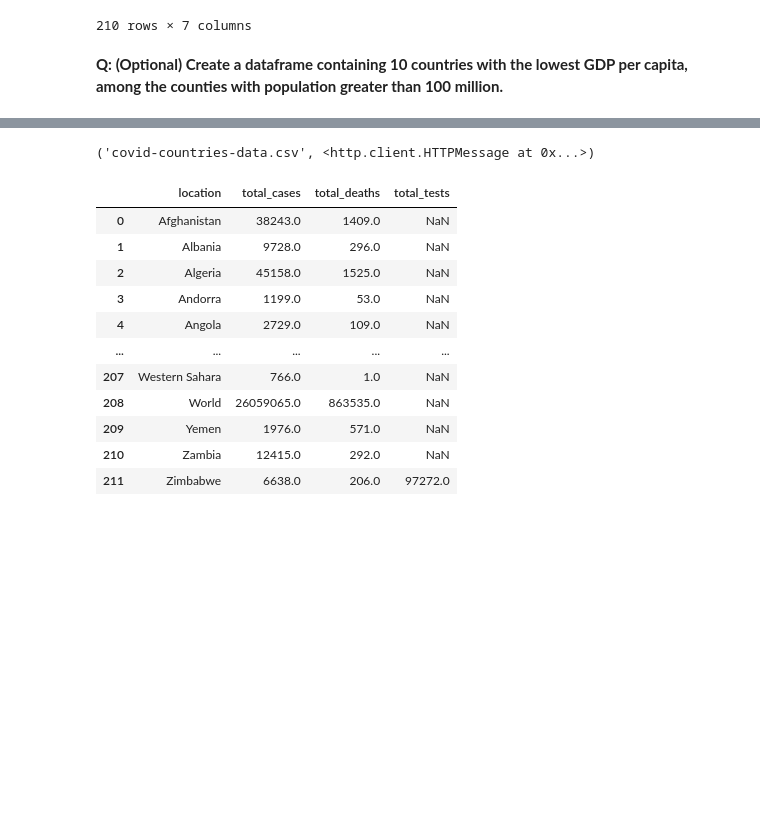
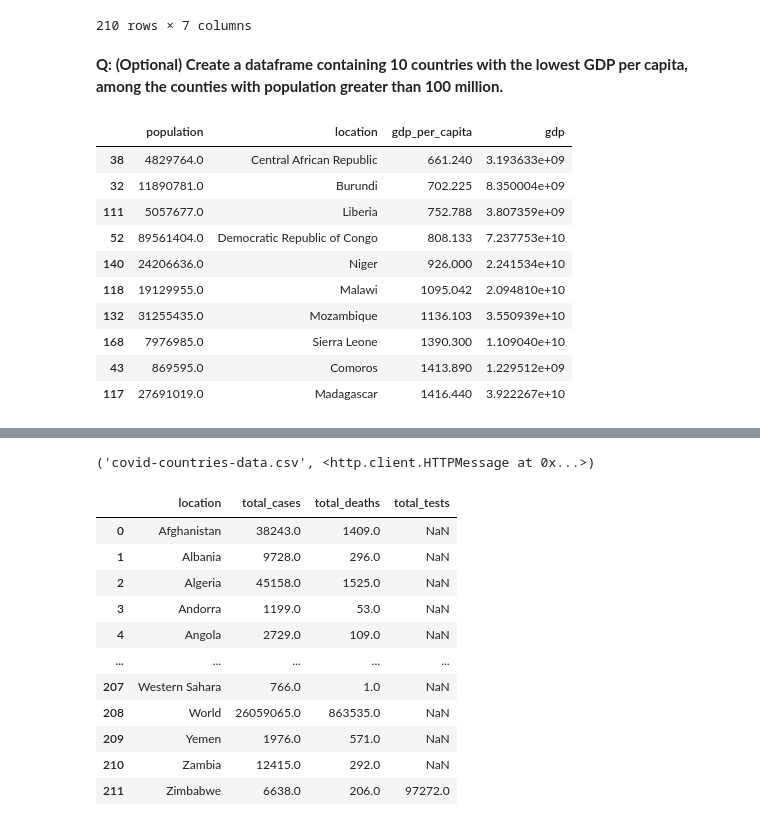
Before and after one commit to chetaspahuja/Data-Analysis-with-Python-Zero-to-Pandas, a Jupyter notebook: Assignment-03.ipynb, the cells around one changed output, grey strips where cells are left out. Saved outputs shown, nothing was run; the diff lists cells and outputs as text; code cells hidden in the pictures; blank space fills up the shorter version.

```diff
--- a/Assignment-03.ipynb
+++ b/Assignment-03.ipynb
@@ -121,5 +120,20 @@ countries_df
 210 rows × 7 columns
 # %% [markdown]
 **Q: (Optional) Create a dataframe containing 10 countries with the lowest GDP per capita, among the counties with population greater than 100 million.**
+# %%
+countries_lowest_gdp = countries_df[['population', 'location', 'gdp_per_capita', 'gdp']].sort_values(by=['population'], ascending=True)
 # %%
-gdp_df = countries_df[countries_df.population > 1e8].sort_values('gdp_per_capita', ascending=True).head(10)
+countries_lowest_gdp = countries_lowest_gdp.sort_values(['gdp_per_capita'], ascending=True)
+countries_lowest_gdp.head(10)
+# %% [output]
+|  | population | location | gdp_per_capita | gdp |
+| 38 | 4829764.0 | Central African Republic | 661.240 | 3.193633e+09 |
+| 32 | 11890781.0 | Burundi | 702.225 | 8.350004e+09 |
+| 111 | 5057677.0 | Liberia | 752.788 | 3.807359e+09 |
+| 52 | 89561404.0 | Democratic Republic of Congo | 808.133 | 7.237753e+10 |
+| 140 | 24206636.0 | Niger | 926.000 | 2.241534e+10 |
+| 118 | 19129955.0 | Malawi | 1095.042 | 2.094810e+10 |
+| 132 | 31255435.0 | Mozambique | 1136.103 | 3.550939e+10 |
+| 168 | 7976985.0 | Sierra Leone | 1390.300 | 1.109040e+10 |
+| 43 | 869595.0 | Comoros | 1413.890 | 1.229512e+09 |
+| 117 | 27691019.0 | Madagascar | 1416.440 | 3.922267e+10 |
```
Also changed, not shown: parts of 48 cells of this notebook.
